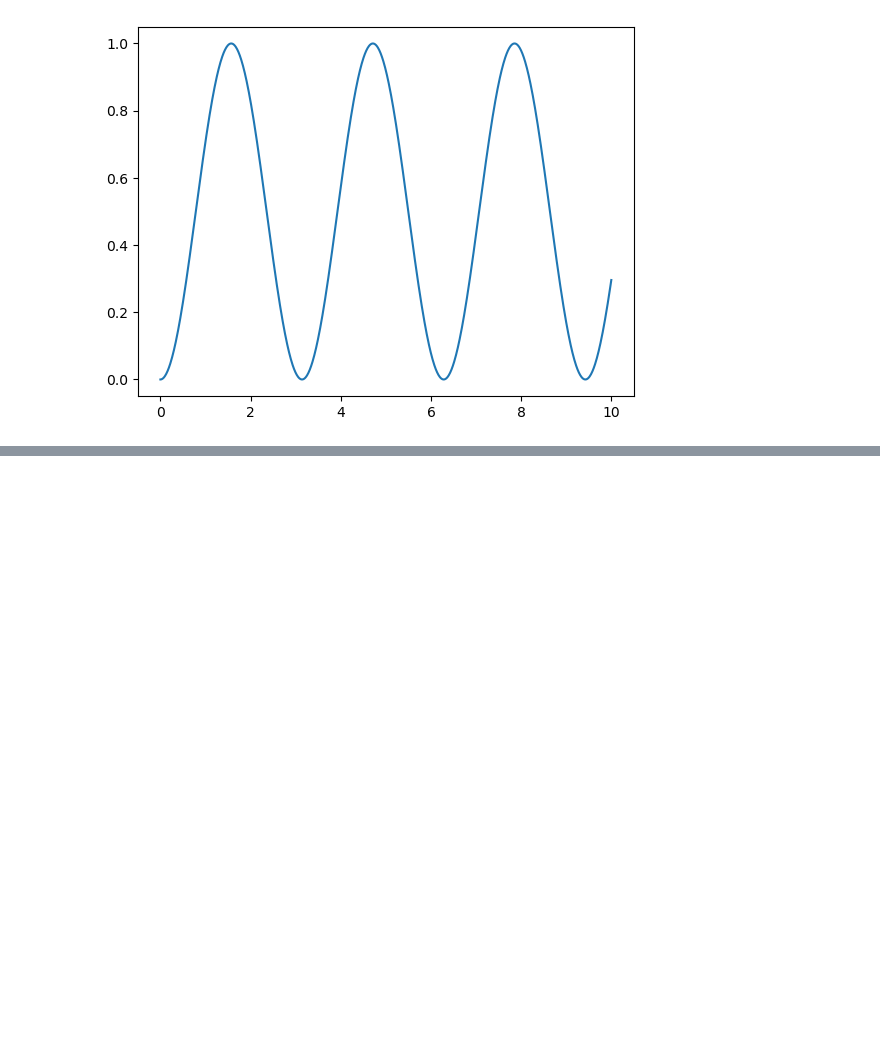
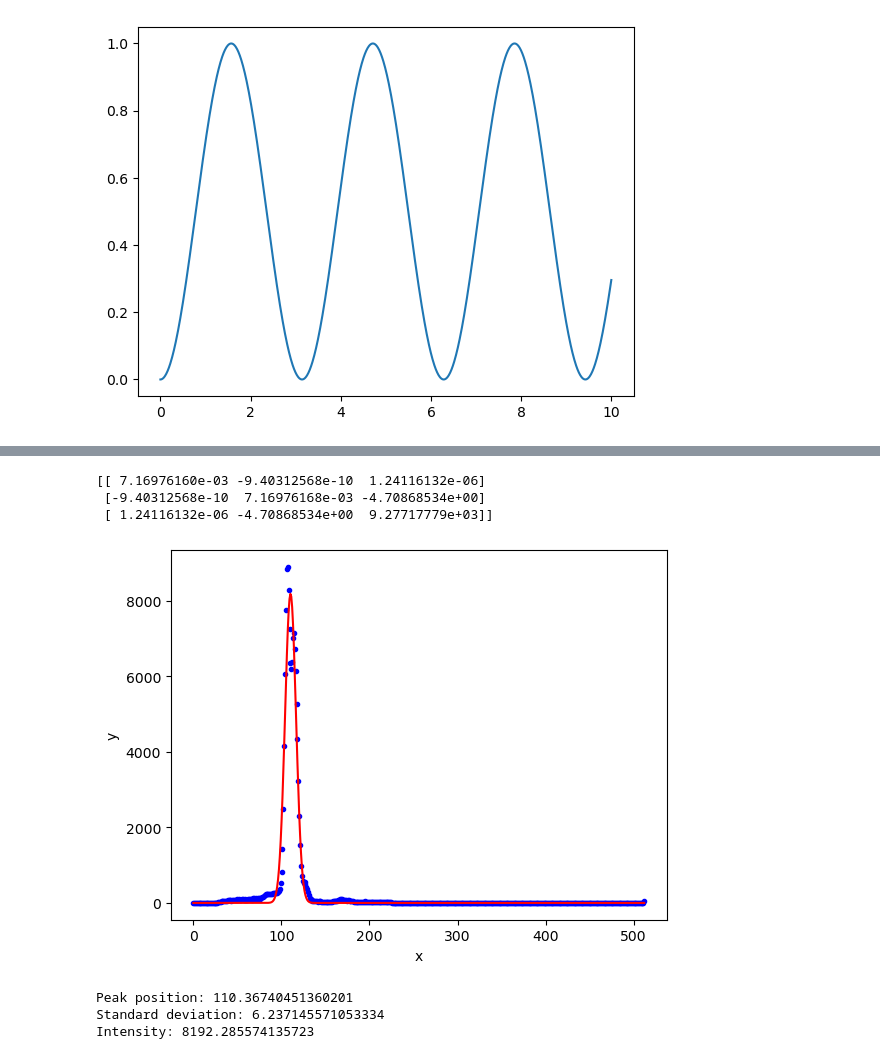
Before and after one commit to declan-healy/XRF, a Jupyter notebook: A2.ipynb, the cells around one changed output, grey strips where cells are left out. Cells and saved outputs as stored; diff of their text form; code cells hidden in the pictures; blank space fills up the shorter version.

```diff
--- a/A2.ipynb
+++ b/A2.ipynb
@@ -122,0 +210,28 @@ plt.show()
+# %%
+# Generate some example data
+x = np.linspace(0, len(raw_data.iloc[:,7]), len(raw_data.iloc[:,7]))
+y = raw_data.iloc[:,7]
+
+# Fit the data to a Gaussian curve
+peak_pos, std_dev, intensity, pcov1 = fit_gaussian(x, y)
+print(pcov1)
+
+# Plot the data and the fit
+plt.plot(x, y, 'b.')
+plt.plot(x, gaussian(x, peak_pos, std_dev, intensity), 'r-')
+plt.xlabel('x')
+plt.ylabel('y')
+plt.show()
+
+# Print the fit parameters
+print("Peak position:", peak_pos)
+print("Standard deviation:", std_dev)
+print("Intensity:", intensity)
+# %% [output]
+[[ 7.16976160e-03 -9.40312568e-10  1.24116132e-06]
+ [-9.40312568e-10  7.16976168e-03 -4.70868534e+00]
+ [ 1.24116132e-06 -4.70868534e+00  9.27717779e+03]]
+[figure, added]
+Peak position: 110.36740451360201
+Standard deviation: 6.237145571053334
+Intensity: 8192.285574135723
```
Also changed, not shown: parts of 3 cells of this notebook.
